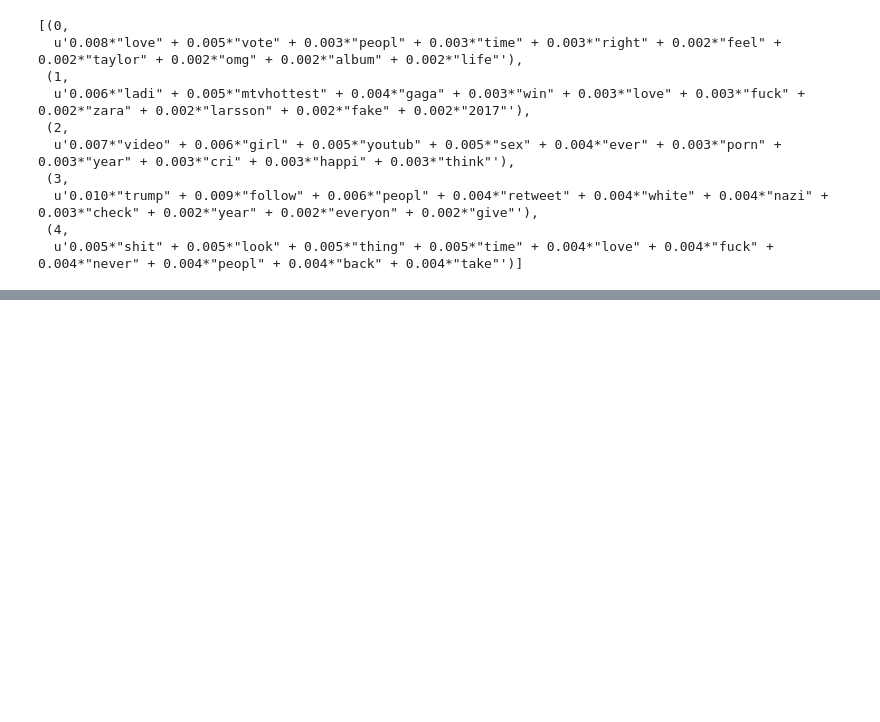
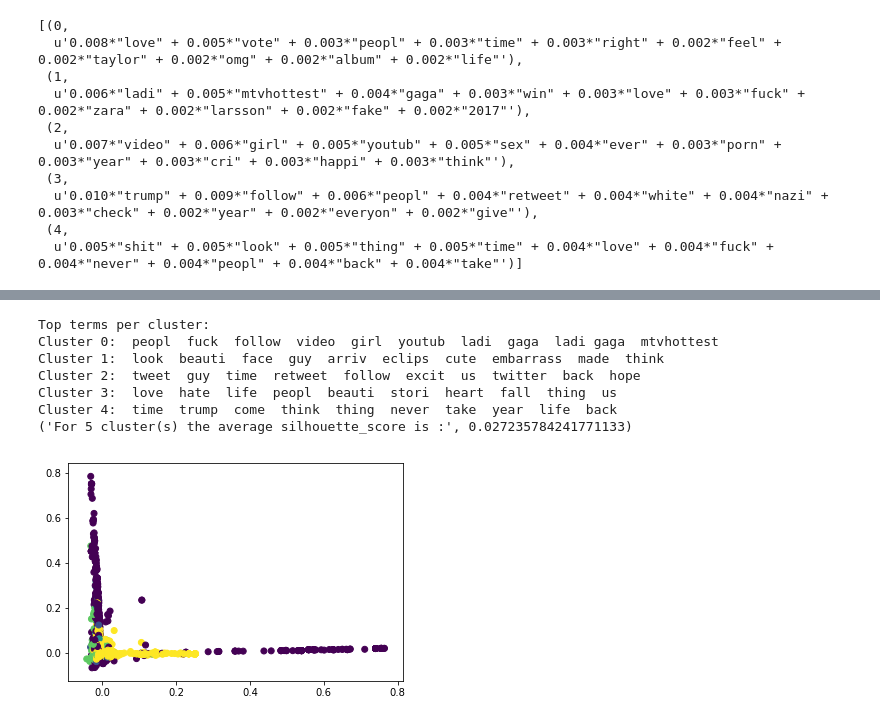
Before and after one commit to keangcheang/Springboard_exercise, a Jupyter notebook: Second_Capstone/Twitter_Topic_Modeling.ipynb, the cells around one changed output, grey strips where cells are left out. Cells and saved outputs as stored; diff of their text form; code cells hidden in the pictures; blank space fills up the shorter version.

```diff
--- a/Second_Capstone/Twitter_Topic_Modeling.ipynb
+++ b/Second_Capstone/Twitter_Topic_Modeling.ipynb
@@ -345,0 +533,11 @@ http://pandas.pydata.org/pandas-docs/stable/indexing.html#ix-indexer-is-deprecat
+# %%
+new_k_test(5,1.0,0.001,5)
+# %% [output]
+Top terms per cluster:
+Cluster 0:  peopl  fuck  follow  video  girl  youtub  ladi  gaga  ladi gaga  mtvhottest
+Cluster 1:  look  beauti  face  guy  arriv  eclips  cute  embarrass  made  think
+Cluster 2:  tweet  guy  time  retweet  follow  excit  us  twitter  back  hope
+Cluster 3:  love  hate  life  peopl  beauti  stori  heart  fall  thing  us
+Cluster 4:  time  trump  come  think  thing  never  take  year  life  back
+('For 5 cluster(s) the average silhouette_score is :', 0.027235784241771133)
+[figure, added]
```
Also changed, not shown: parts of 27 cells of this notebook.
